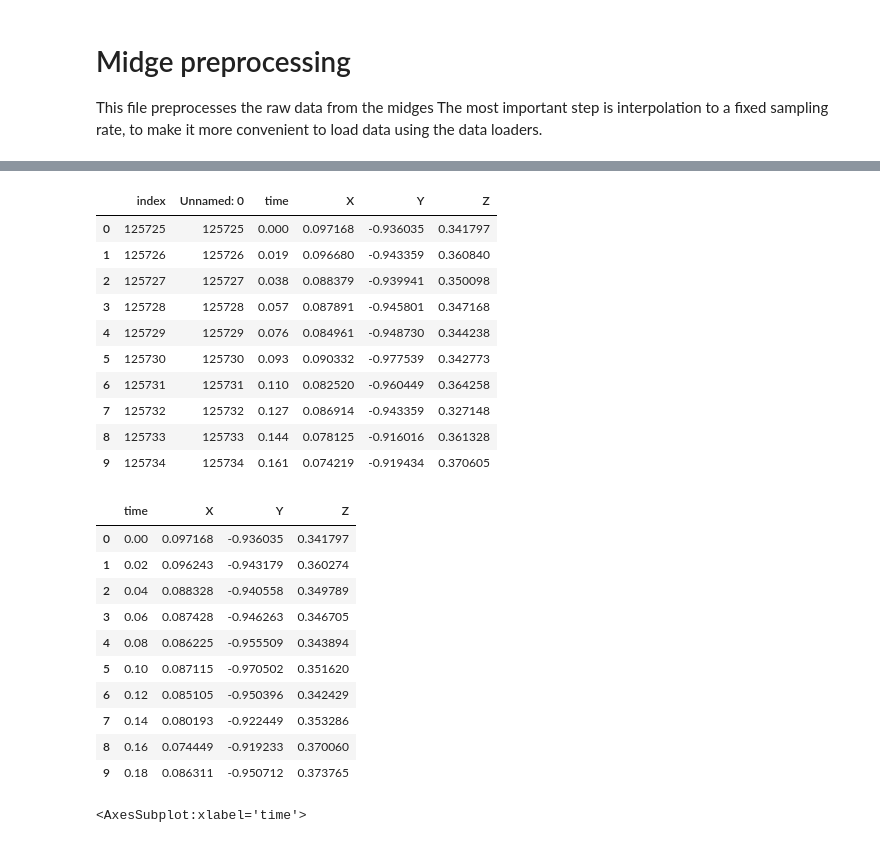
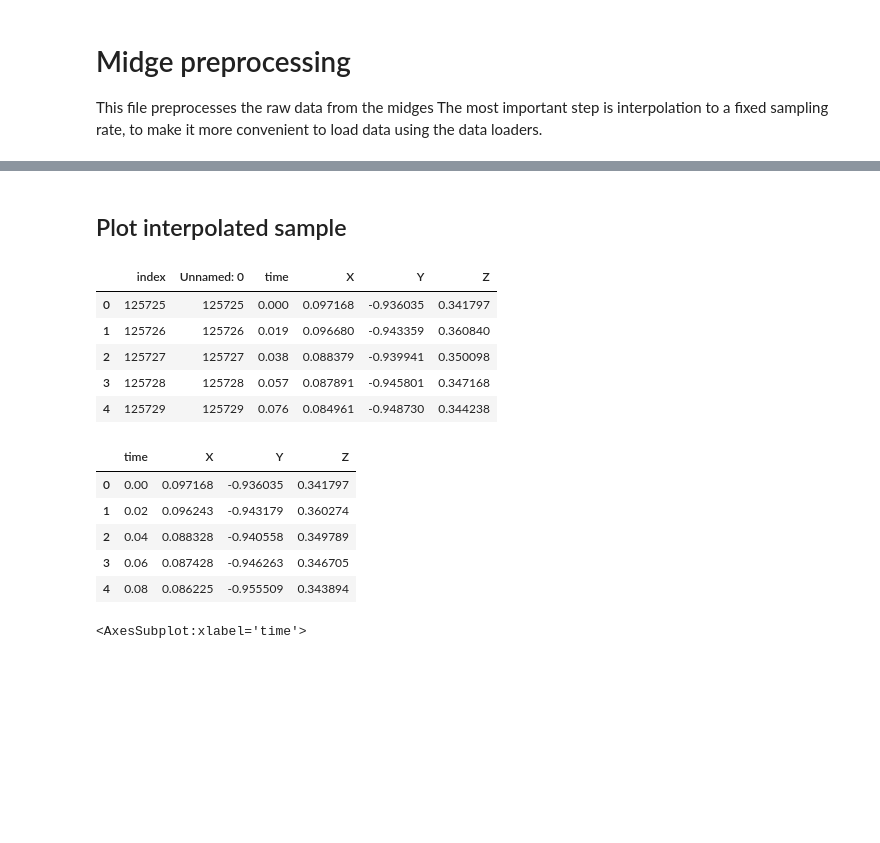
Before and after one commit to TUDelft-SPC-Lab/conflab, a Jupyter notebook: preprocessing/midge/preprocess.ipynb, the cells around one changed output, grey strips where cells are left out. Drawn from its saved outputs; the diff is of its cells as text; code cells hidden in the pictures; blank space fills up the shorter version.

```diff
--- a/preprocessing/midge/preprocess.ipynb
+++ b/preprocessing/midge/preprocess.ipynb
@@ -18,5 +18,6 @@ from conflab.constants import midge_raw_data_path, midge_data_path, vid2_start
 # %%
 start_dt = vid2_start + timedelta(minutes=14)
+end_dt = vid3_start + timedelta(minutes=12)
 # %%
 # load all midge data
 data = {}
@@ -28,10 +29,10 @@ for midge_folder in tqdm(os.listdir(midge_raw_data_path)):
         df = pd.read_csv(str(f))
 
         df['time'] = pd.to_datetime(df['time'])
-        df = df[df['time'] > start_dt].reset_index()
+        df = df[(df['time'] > start_dt) & (df['time'] <= end_dt)].reset_index()
 
         if len(df) == 0:
-            print(f'empty dataframe {str(f)} after time={str(start_dt)}')
+            print(f'empty dataframe {str(f)} between [{str(start_dt)}, {str(end_dt)}]')
             continue
 
         # convert datetime to seconds
@@ -72,5 +73,7 @@ def interpolate(df: pd.DataFrame, columns, end_time=None, sr=50):
     xnew = np.arange(x[0], end_time, 1/sr)
 
     return pd.DataFrame(fn(xnew), columns=columns)
+# %% [markdown]
+## Plot interpolated sample
 # %%
 sample = data[1]['accel'].copy()
@@ -79,19 +81,14 @@ interpolated = interpolate(sample, ['time', 'X', 'Y', 'Z'])
 # %%
-sample.head(10)
+sample.head(5)
 # %% [output]
 |  | index | Unnamed: 0 | time | X | Y | Z |
 | 0 | 125725 | 125725 | 0.000 | 0.097168 | -0.936035 | 0.341797 |
 | 1 | 125726 | 125726 | 0.019 | 0.096680 | -0.943359 | 0.360840 |
 | 2 | 125727 | 125727 | 0.038 | 0.088379 | -0.939941 | 0.350098 |
 | 3 | 125728 | 125728 | 0.057 | 0.087891 | -0.945801 | 0.347168 |
 | 4 | 125729 | 125729 | 0.076 | 0.084961 | -0.948730 | 0.344238 |
-| 5 | 125730 | 125730 | 0.093 | 0.090332 | -0.977539 | 0.342773 |
-| 6 | 125731 | 125731 | 0.110 | 0.082520 | -0.960449 | 0.364258 |
-| 7 | 125732 | 125732 | 0.127 | 0.086914 | -0.943359 | 0.327148 |
-| 8 | 125733 | 125733 | 0.144 | 0.078125 | -0.916016 | 0.361328 |
-| 9 | 125734 | 125734 | 0.161 | 0.074219 | -0.919434 | 0.370605 |
 # %%
-interpolated.head(10)
+interpolated.head(5)
 # %% [output]
 |  | time | X | Y | Z |
 | 0 | 0.00 | 0.097168 | -0.936035 | 0.341797 |
@@ -99,11 +96,6 @@ interpolated.head(10)
 | 2 | 0.04 | 0.088328 | -0.940558 | 0.349789 |
 | 3 | 0.06 | 0.087428 | -0.946263 | 0.346705 |
 | 4 | 0.08 | 0.086225 | -0.955509 | 0.343894 |
-| 5 | 0.10 | 0.087115 | -0.970502 | 0.351620 |
-| 6 | 0.12 | 0.085105 | -0.950396 | 0.342429 |
-| 7 | 0.14 | 0.080193 | -0.922449 | 0.353286 |
-| 8 | 0.16 | 0.074449 | -0.919233 | 0.370060 |
-| 9 | 0.18 | 0.086311 | -0.950712 | 0.373765 |
 # %%
 ax = sample[(sample['time'] >= 100) & (sample['time'] < 102)].plot(x='time', y='X')
 interpolated[(interpolated['time'] >= 100) & (interpolated['time'] < 102)].plot(x='time', y='X', ax=ax)
```
Also changed, not shown: parts of 4 cells of this notebook, 1 other file.
